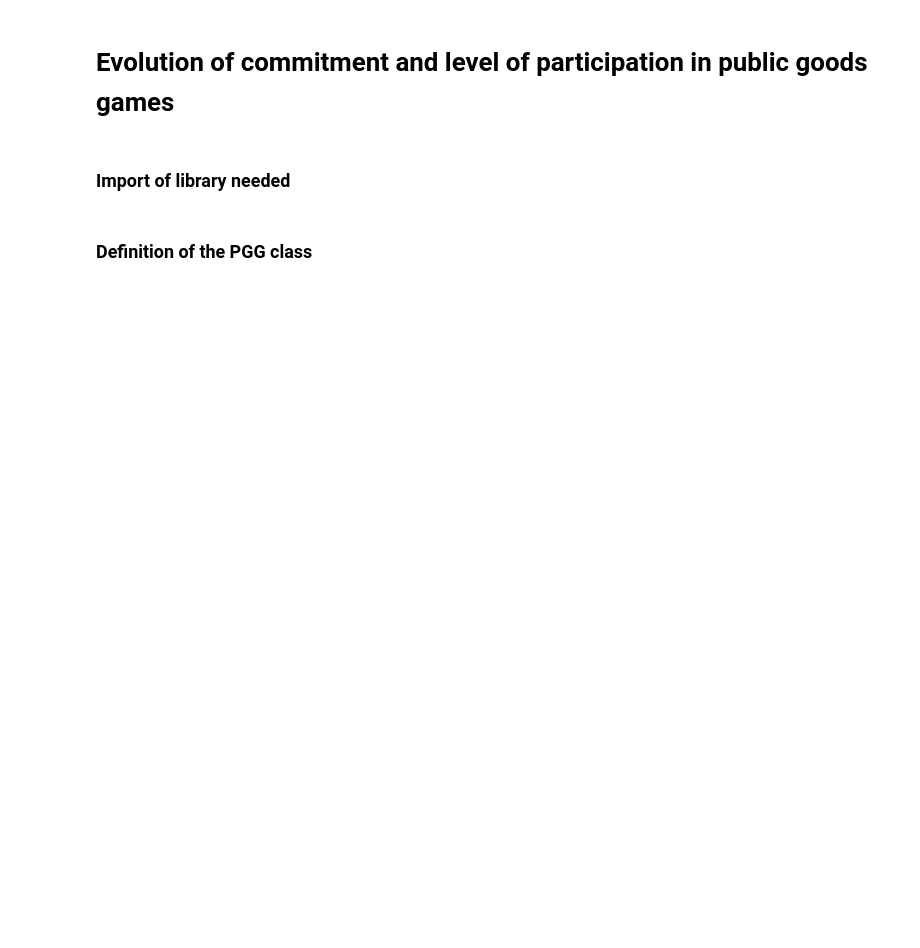
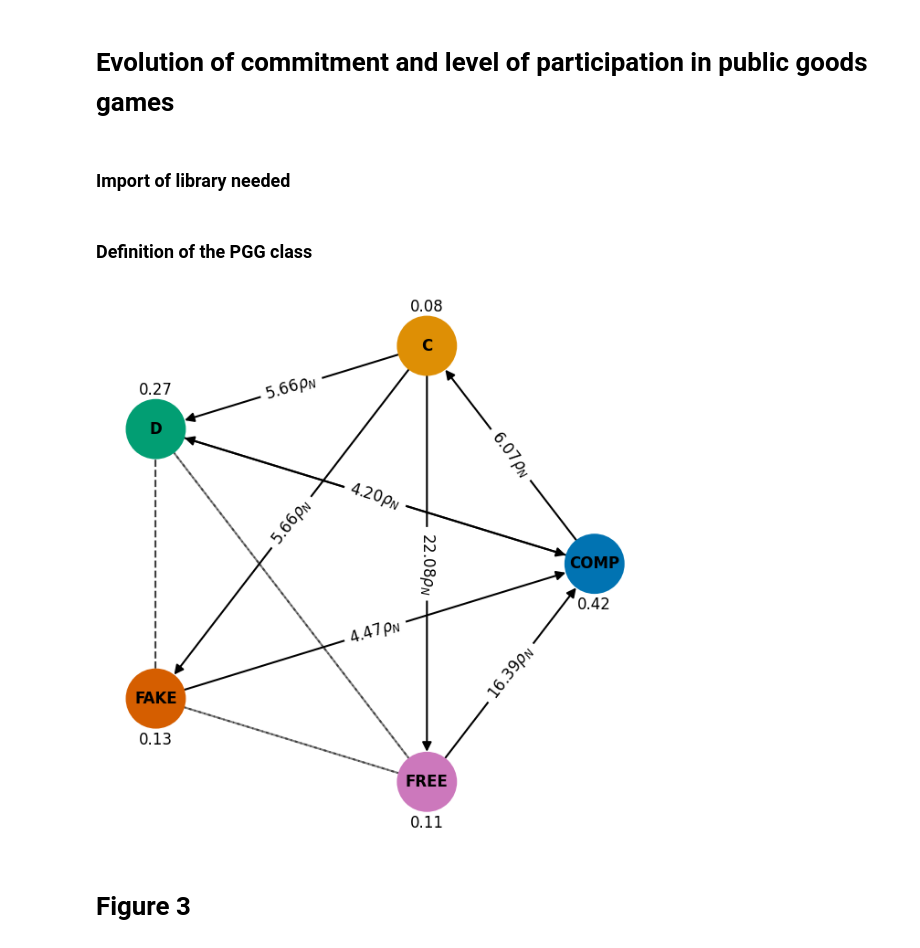
Before and after one commit to Teytey2002/Projet_Learning, a Jupyter notebook: Project.ipynb, the cells around one changed output. Drawn from its saved outputs; the diff is of its cells as text; code cells hidden in the pictures; blank space fills up the shorter version.

Commit message:
add plot average

```diff
--- a/Project.ipynb
+++ b/Project.ipynb
@@ -126,3 +145,47 @@ class PGGwithPunishment(AbstractNPlayerGame):
             payoffs_container[:] = 0
 
         return self.payoffs()
+# %%
+# Parameters of the Evolutionary Dynamics: They are kept constant throughout the whole paper
+Z = 100 # population size
+beta = .25 # strength of selection
+# %%
+# Parameters of the game:
+group_size = 5
+
+strategy_labels = ["COMP", "C", "D", "FAKE", "FREE"]
+nb_strategies = len(strategy_labels)
+
+c = 1.  # Not said explicitly in the paper
+r = 4.
+F = 2
+
+eps = 0.25
+delta = 2.
+# %%
+game = PGGWithCommitment(group_size, c, r, eps, F, delta)
+# %%
+evolver = PairwiseComparison(Z, game)
+transition_matrix,fixation_probabilities = evolver.calculate_transition_and_fixation_matrix_sml(beta)
+stationary_distribution = calculate_stationary_distribution(transition_matrix.transpose())
+
+sd_avoid = stationary_distribution[0]
+# %%
+fig, ax = plt.subplots(figsize=(5, 5), dpi=150)
+G = draw_invasion_diagram(strategy_labels,
+                       1/Z,
+                       fixation_probabilities,
+                       stationary_distribution,
+                       node_size=1000,
+                       font_size_node_labels=8,
+                       font_size_edge_labels=8,
+                       font_size_sd_labels=8,
+                       edge_width=1,
+                       min_strategy_frequency=-0.1,
+                       ax=ax)
+plt.axis('off')
+plt.show() # display
+# %% [output]
+[figure, added]
+# %% [markdown]
+# Figure 3
```
Also changed, not shown: parts of 7 cells of this notebook, 1 other file.
